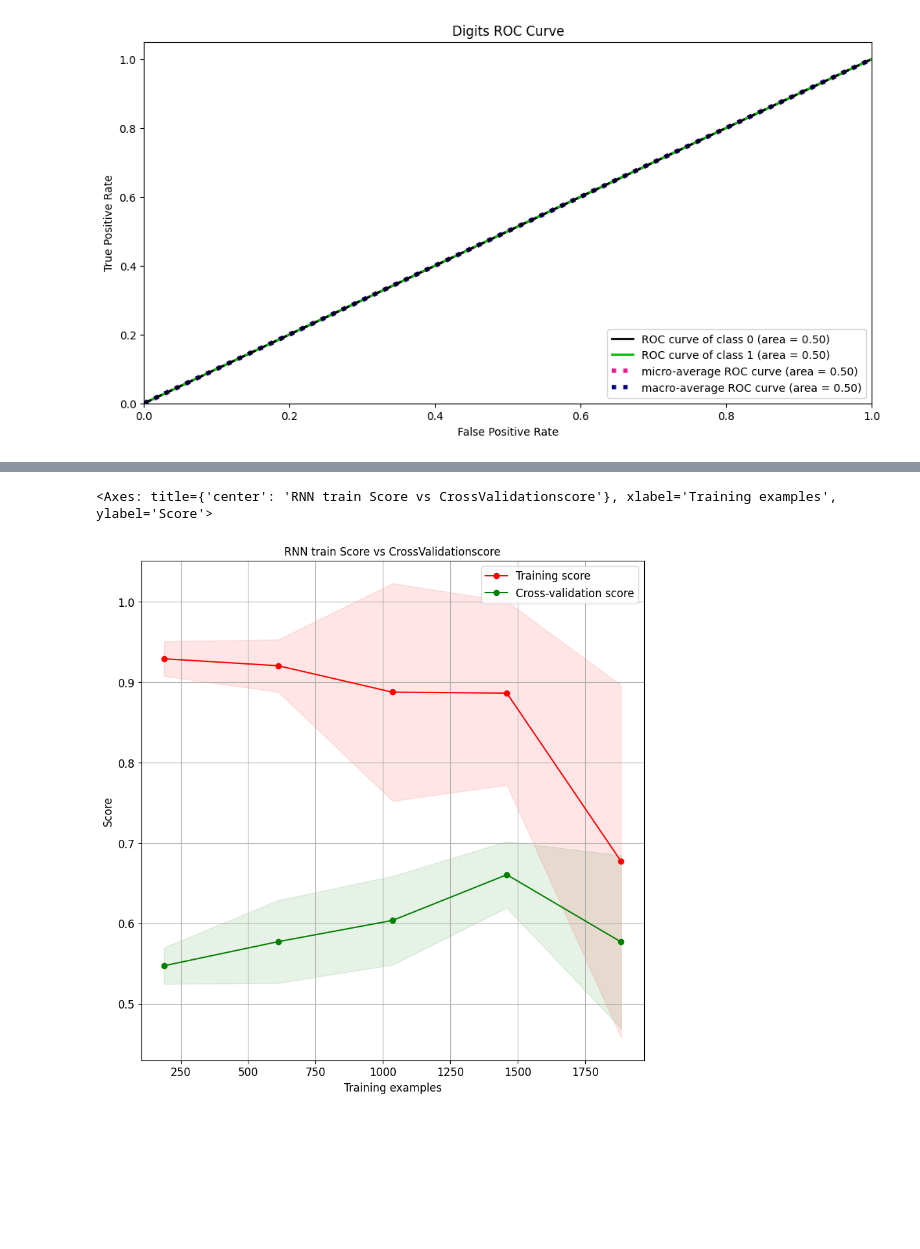
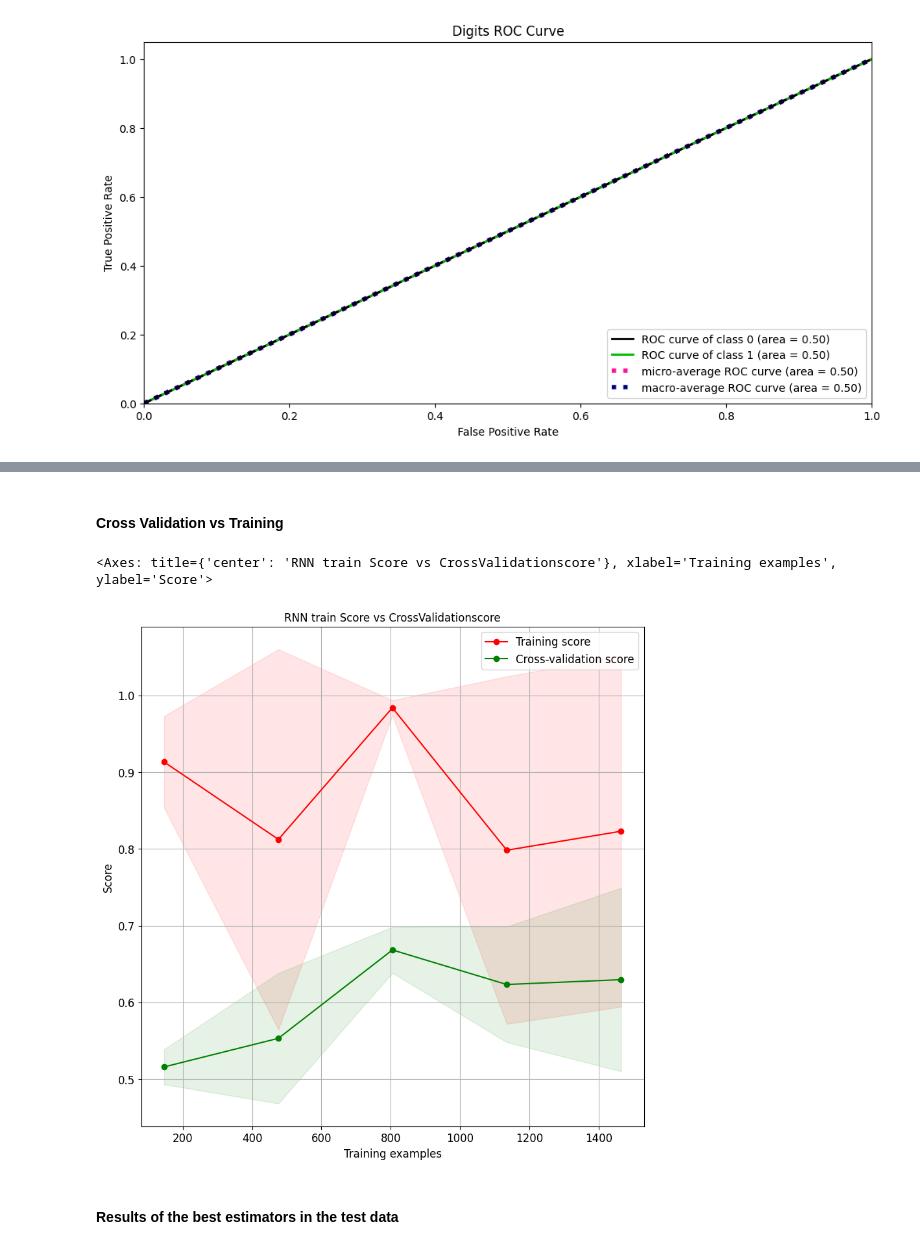
Before and after one commit to arango850/CED_III_TI_II, a Jupyter notebook: TI III.ipynb, the cells around one changed output, grey strips where cells are left out. Drawn from its saved outputs; the diff is of its cells as text; code cells hidden in the pictures; blank space fills up the shorter version.

```diff
--- a/TI III.ipynb
+++ b/TI III.ipynb
@@ -416,4 +444,4 @@ rnn_model = create_rnn_model()
 # %%
-rnn_model.fit(train_data, y_train, epochs=5, batch_size=64, validation_split=0.2)
+history = rnn_model.fit(train_data, y_train, epochs=5, batch_size=64, validation_split=0.2)
 # %% [output]
 Epoch 1/5
@@ -454,7 +504,7 @@ scoring_metrics = {
     'f1': make_scorer(f1_score, average='weighted')
 }
 
-grid_search = GridSearchCV(rnn_model, param_grid, cv=5, scoring=scoring_metrics,refit='accuracy')
+grid_search = GridSearchCV(rnn_model, param_grid, cv=3, scoring=scoring_metrics,refit='accuracy',n_jobs=-1)
 
 # Realizar la búsqueda en los datos de entrenamiento
 grid_search.fit(train_data,y_train)
@@ -503,11 +541,15 @@ Text(0.5, 1.0, 'Scores for cross validation in RNN')
+# %% [markdown]
+#### Cross Validation vs Training
 # %%
 skplt.estimators.plot_learning_curve(best_model, train_data, y_train,
-                                     cv=7, shuffle=True, scoring="accuracy",
+                                     cv=3, shuffle=True, scoring="accuracy",
                                      n_jobs=-1, figsize=(10,10), title_fontsize="large", text_fontsize="large",
                                      title="RNN train Score vs CrossValidationscore")
 # %% [output]
 <Axes: title={'center': 'RNN train Score vs CrossValidationscore'}, xlabel='Training examples', ylabel='Score'>
-[figure, old version]
+[figure, new version]
+# %% [markdown]
+#### Results of the best estimators in the test data
 # %%
 best_model = grid_search.best_estimator_
 y_pred = best_model.predict(test_data)
```
Also changed, not shown: parts of 51 cells of this notebook, 2 other files.
